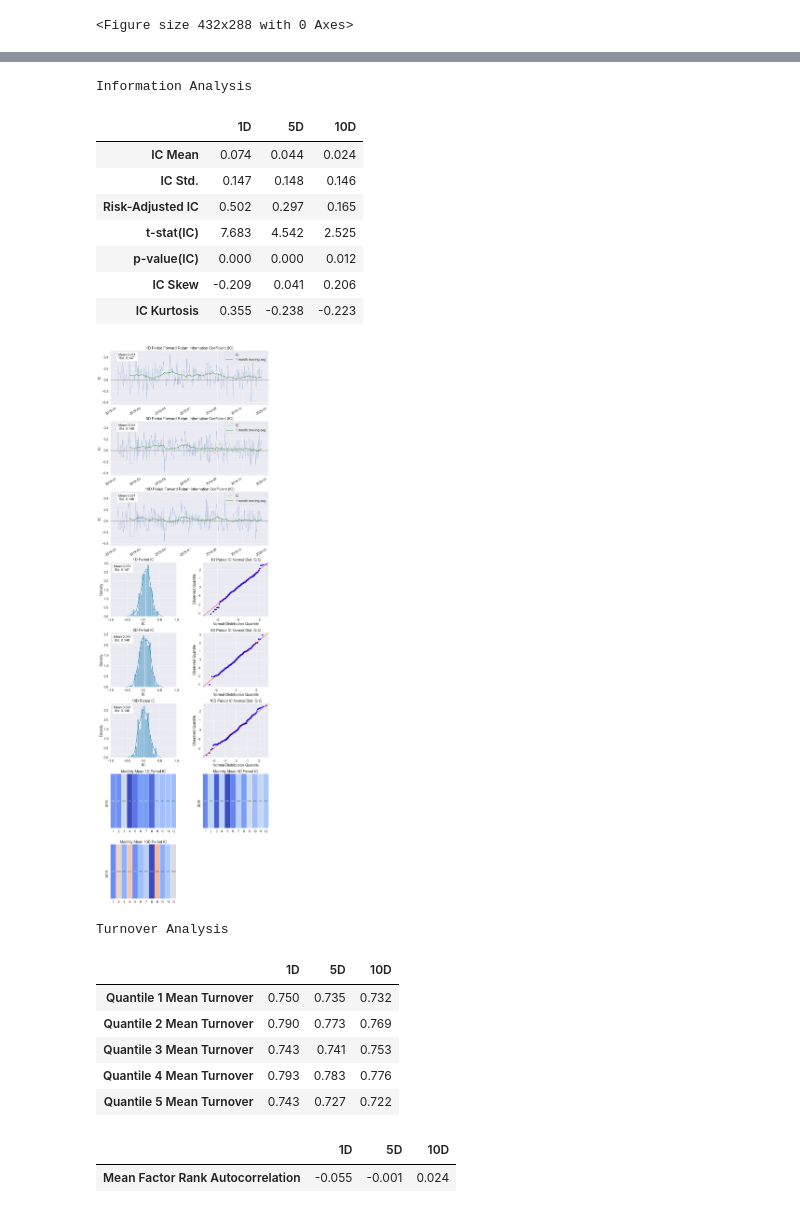
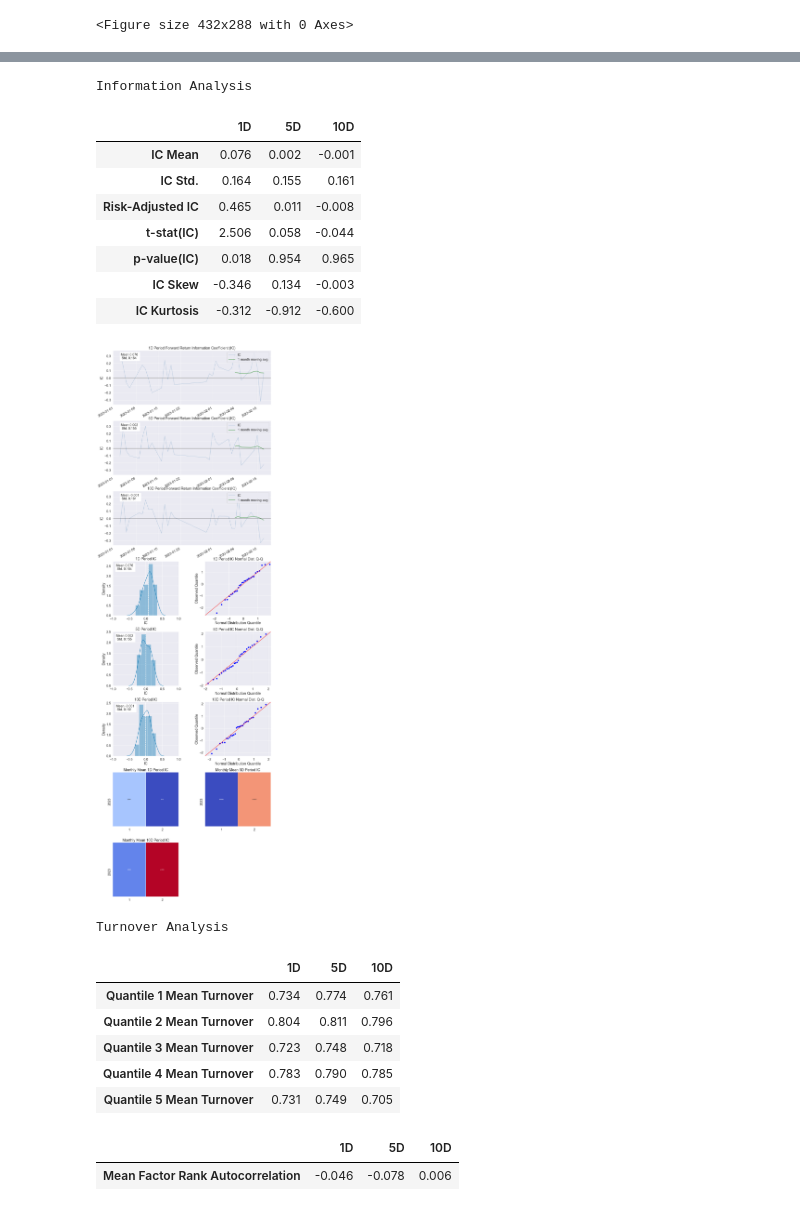
Before and after one commit to popbo/alphas, a Jupyter notebook: 1.research.ipynb, the cells around one changed output, grey strips where cells are left out. Drawn from its saved outputs; the diff is of its cells as text; code cells hidden in the pictures.

```diff
--- a/1.research.ipynb
+++ b/1.research.ipynb
@@ -2,7 +2,7 @@
 import pandas as pd
 from datas import *
 
-year = 2019
+year = 2021
 list_assets, df_assets = get_hs300_stocks(f'{year}-01-01')
 dfs= get_all_date_data(f'{year}-01-01', f'{year+1}-01-01', list_assets)
 
@@ -48,8 +48,8 @@ See the caveats in the documentation: https://pandas.pydata.org/pandas-docs/stab
 # print(alpha)
 
 ############################已计算好存在文件中的因子######################################
-alpha_num = 114
-alpha_name = 'Alphas191'
+alpha_num = 83
+alpha_name = 'Alphas101'
 
 # 读取已经计算好的因子
 alpha = pd.read_csv('alphas/{}/{}/alpha{:03d}.csv'.format(alpha_name, year, alpha_num))
@@ -114,19 +114,19 @@ Returns Analysis
 Information Analysis
 |  | 1D | 5D | 10D |
-| IC Mean | 0.074 | 0.044 | 0.024 |
-| IC Std. | 0.147 | 0.148 | 0.146 |
-| Risk-Adjusted IC | 0.502 | 0.297 | 0.165 |
-| t-stat(IC) | 7.683 | 4.542 | 2.525 |
-| p-value(IC) | 0.000 | 0.000 | 0.012 |
-| IC Skew | -0.209 | 0.041 | 0.206 |
-| IC Kurtosis | 0.355 | -0.238 | -0.223 |
+| IC Mean | 0.076 | 0.002 | -0.001 |
+| IC Std. | 0.164 | 0.155 | 0.161 |
+| Risk-Adjusted IC | 0.465 | 0.011 | -0.008 |
+| t-stat(IC) | 2.506 | 0.058 | -0.044 |
+| p-value(IC) | 0.018 | 0.954 | 0.965 |
+| IC Skew | -0.346 | 0.134 | -0.003 |
+| IC Kurtosis | -0.312 | -0.912 | -0.600 |
-[figure, old version]
+[figure, new version]
 Turnover Analysis
 |  | 1D | 5D | 10D |
-| Quantile 1 Mean Turnover | 0.750 | 0.735 | 0.732 |
-| Quantile 2 Mean Turnover | 0.790 | 0.773 | 0.769 |
-| Quantile 3 Mean Turnover | 0.743 | 0.741 | 0.753 |
-| Quantile 4 Mean Turnover | 0.793 | 0.783 | 0.776 |
-| Quantile 5 Mean Turnover | 0.743 | 0.727 | 0.722 |
+| Quantile 1 Mean Turnover | 0.734 | 0.774 | 0.761 |
+| Quantile 2 Mean Turnover | 0.804 | 0.811 | 0.796 |
+| Quantile 3 Mean Turnover | 0.723 | 0.748 | 0.718 |
+| Quantile 4 Mean Turnover | 0.783 | 0.790 | 0.785 |
+| Quantile 5 Mean Turnover | 0.731 | 0.749 | 0.705 |
 |  | 1D | 5D | 10D |
-| Mean Factor Rank Autocorrelation | -0.055 | -0.001 | 0.024 |
+| Mean Factor Rank Autocorrelation | -0.046 | -0.078 | 0.006 |
```
Also changed, not shown: parts of 2 cells of this notebook, 2 other files.
